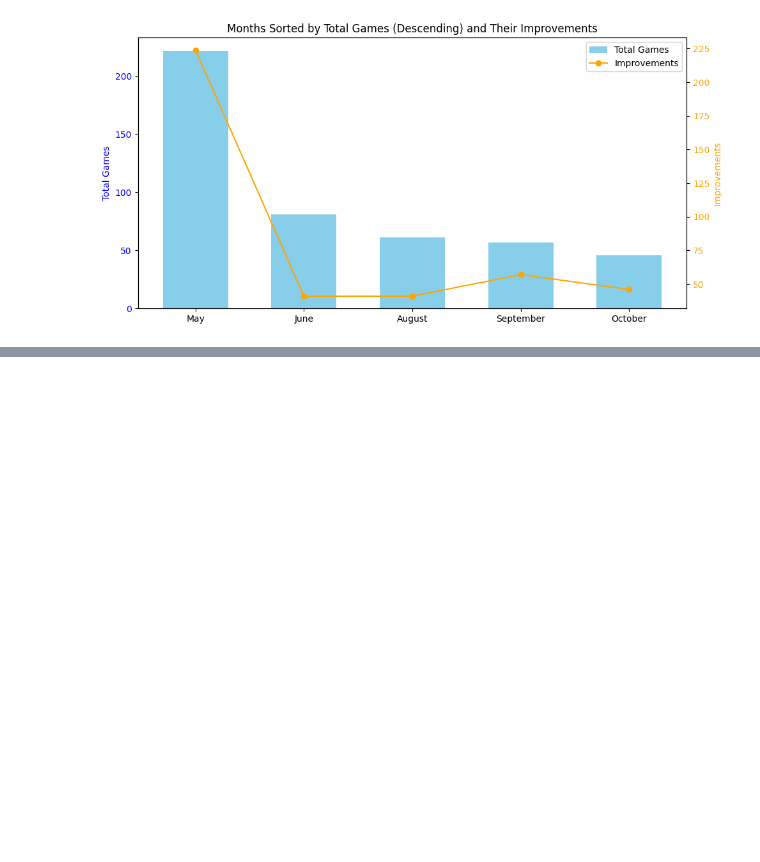
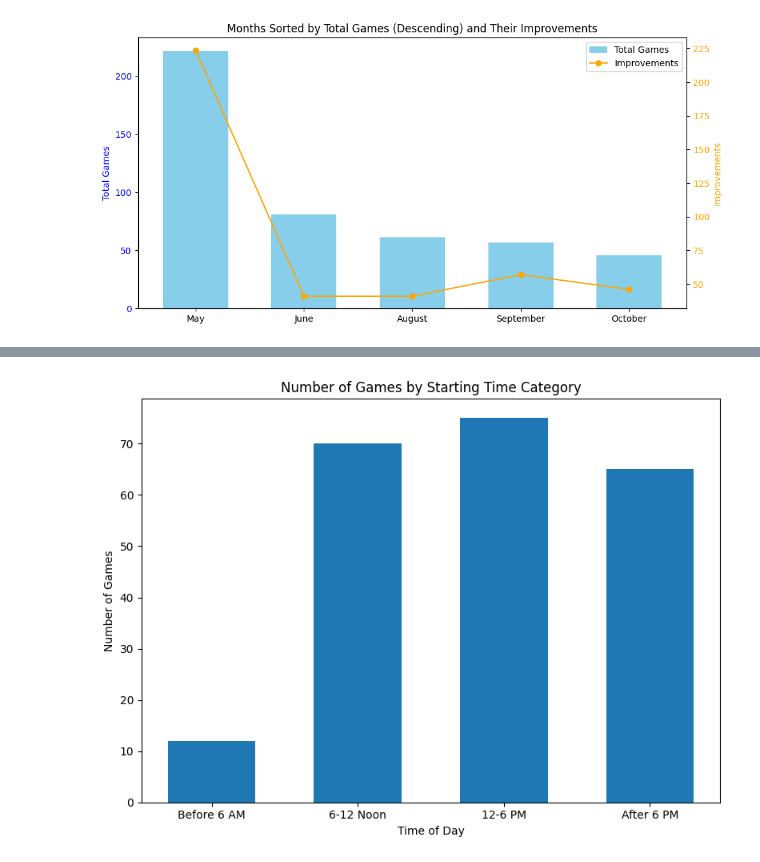
Before and after one commit to ArdaSug/DSA210PROJECT, a Jupyter notebook: DSA210PROJECT.ipynb, the cells around one changed output, grey strips where cells are left out. Drawn from its saved outputs; the diff is of its cells as text; code cells hidden in the pictures; blank space fills up the shorter version.

```diff
--- a/DSA210PROJECT.ipynb
+++ b/DSA210PROJECT.ipynb
@@ -359,0 +461,91 @@ plt.show()
+# %%
+import requests
+from datetime import datetime
+
+# API URL
+url = "https://api.chess.com/pub/player/xreadytodayalex/games/2024/05"
+
+# Include User-Agent header to avoid 403 errors
+headers = {
+    "User-Agent": "Mozilla/5.0 (Windows NT 10.0; Win64; x64) AppleWebKit/537.36 (KHTML, like Gecko) Chrome/100.0.0.0 Safari/537.36"
+}
+
+# Fetch data from the API
+response = requests.get(url, headers=headers)
+
+# Check if the response is successful
+if response.status_code == 200:
+    data = response.json()
+    games = data.get("games", [])
+
+    # Lists to categorize games by starting time
+    before_6 = []
+    between_6_and_12 = []
+    between_12_and_18 = []
+    after_18 = []
+
+    # Sequential game counter
+    game_number = 1
+
+    # Process each game
+    for game in games:
+        # Check if the game is rated and rapid
+        if game.get("rated") and game.get("time_class") == "rapid":
+            # Extract the PGN
+            pgn = game.get("pgn", "")
+
+            # Find the starting time in the PGN
+            start_time_line = [line for line in pgn.splitlines() if line.startswith("[StartTime")]
+            if start_time_line:
+                start_time = start_time_line[0].split(" ")[1].strip("\"]")
+
+                # Parse the time and categorize
+                hour = int(start_time.split(":")[0])
+                if hour < 6:
+                    before_6.append(game_number)
+                elif 6 <= hour < 12:
+                    between_6_and_12.append(game_number)
+                elif 12 <= hour < 18:
+                    between_12_and_18.append(game_number)
+                else:
+                    after_18.append(game_number)
+
+
+                # Increment the game number
+                game_number += 1
+
+    # Print the categorized results
+    print("\nCategorized Game Counts:")
+    print(f"Games starting before 6: {len(before_6)}")
+    print(f"Games starting between 6 and 12: {len(between_6_and_12)}")
+    print(f"Games starting between 12 and 18: {len(between_12_and_18)}")
+    print(f"Games starting after 18: {len(after_18)}")
+
+else:
+    print(f"Failed to fetch data. HTTP Status Code: {response.status_code}")
+
+print(" ")
+import matplotlib.pyplot as plt
+
+# Assuming these lists are already created and populated with the appropriate data
+time_categories = ['Before 6 AM', '6-12 Noon', '12-6 PM', 'After 6 PM']
+counts = [
+    len(before_6),
+    len(between_6_and_12),
+    len(between_12_and_18),
+    len(after_18)
+]
+
+# Create the histogram
+plt.figure(figsize=(8, 6))
+plt.bar(time_categories, counts, width=0.6)
+
+# Add titles and labels
+plt.title('Number of Games by Starting Time Category')
+plt.xlabel('Time of Day')
+plt.ylabel('Number of Games')
+
+# Show the histogram
+plt.tight_layout()
+plt.show()
+# %% [output]
@@ -359,0 +557 @@ plt.show()
+[figure, added]
```
Also changed, not shown: parts of 2 cells of this notebook.
